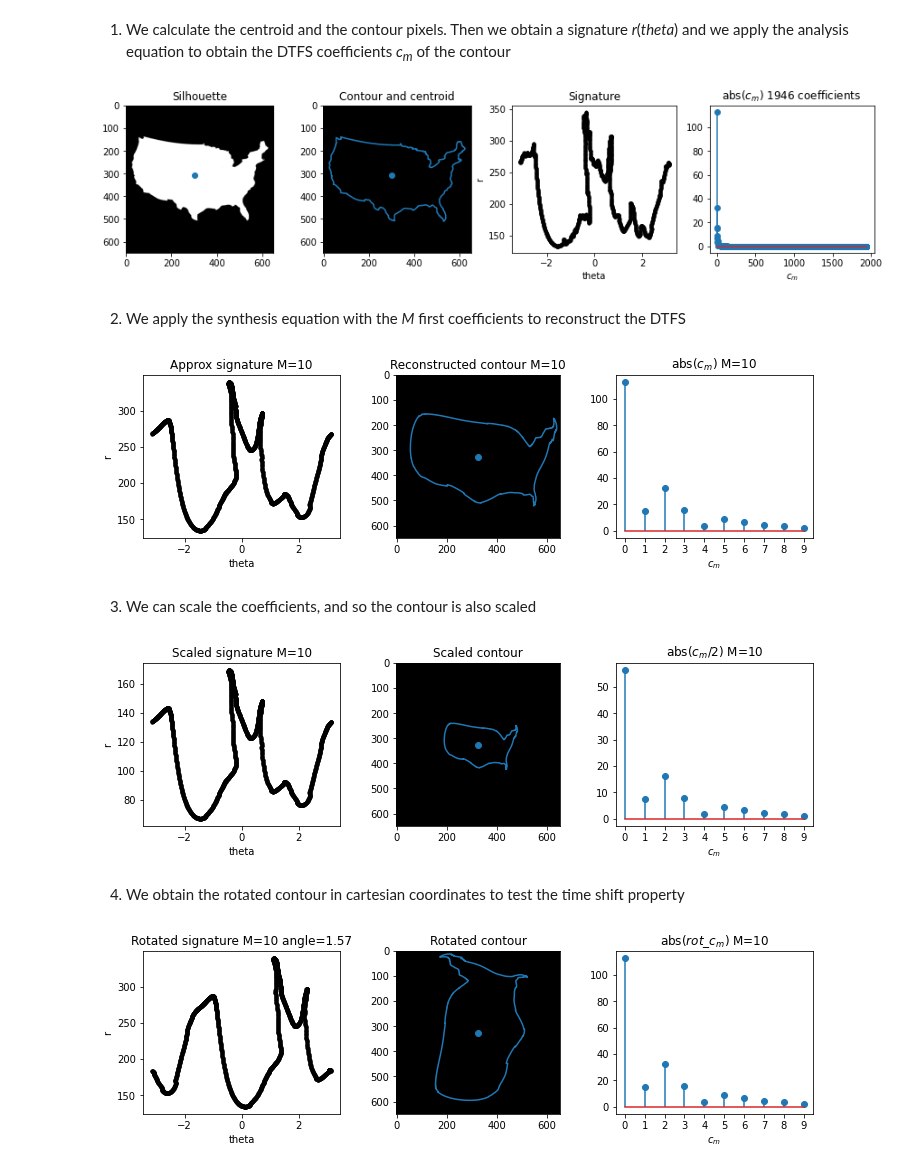
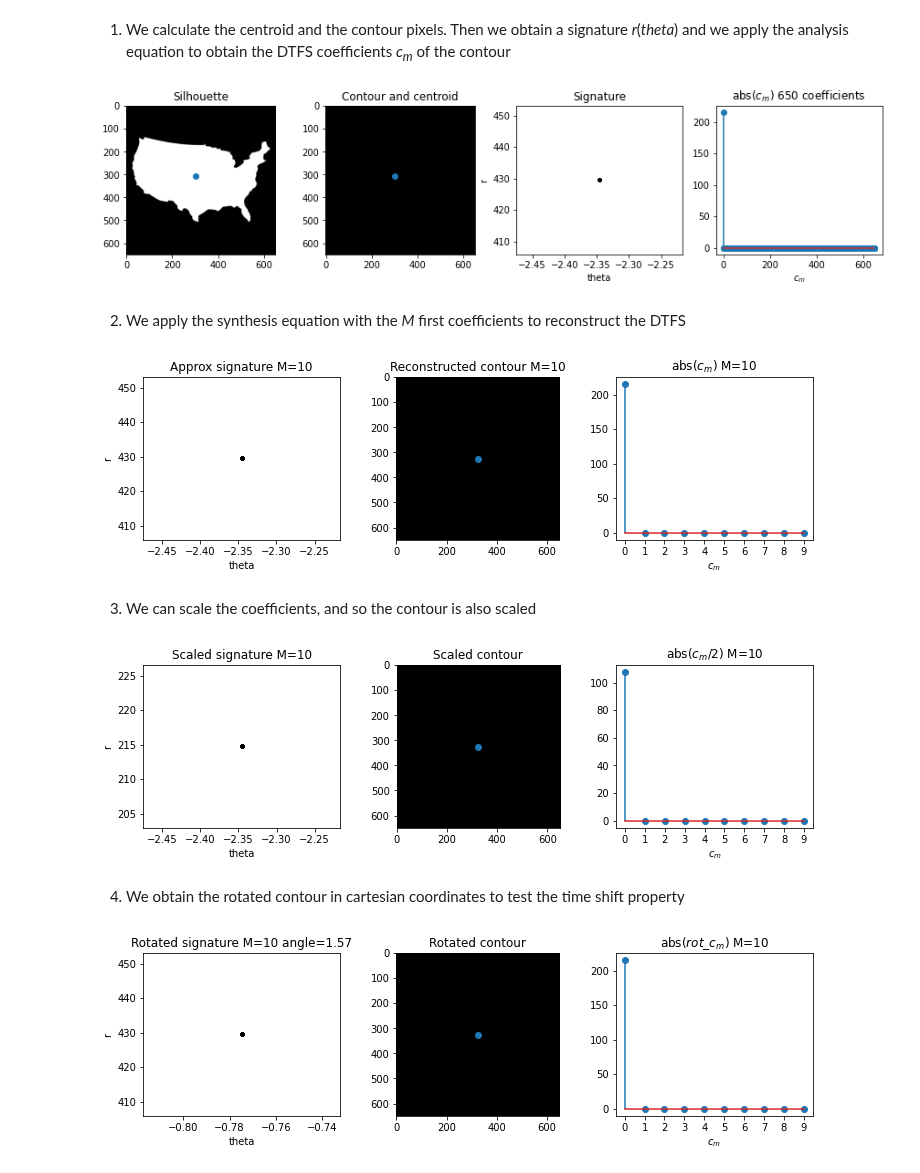
Before and after one commit to ifernandolopez/cv-from-scratch, a Jupyter notebook: rfd.ipynb, the cells around one changed output. Saved outputs shown, nothing was run; the diff lists cells and outputs as text; code cells hidden in the pictures.

Commit message:
Adapted because findContours() now returns 3 parameters

```diff
--- a/rfd.ipynb
+++ b/rfd.ipynb
@@ -15,32 +15,32 @@ import skimage.io
 # %%
 im = skimage.io.imread('contours/usa.png', as_gray=True)
 # Get the white pixel coordinates to calculate the centroid of the white pixels
 indices = np.where(im > 0.5)
 pixel_coordinates = np.vstack([indices[1], indices[0]])
 centroid = np.mean(pixel_coordinates, axis = 1)
 # Get the white pixel coordinates and the centroid
-contour, hierarchy = cv2.findContours(im.copy(),cv2.RETR_EXTERNAL, cv2.CHAIN_APPROX_NONE)
+image, contour, hierarchy = cv2.findContours(im.copy(),cv2.RETR_EXTERNAL, cv2.CHAIN_APPROX_NONE)
 contour = np.vstack(contour).squeeze()
 x = [c[0] for c in contour]
 y = [c[1] for c in contour]
 # Transform two-dimensional cartesian coordinate arrays x and y into polar coordinates
 x_centered, y_centered = x-centroid[0], y-centroid[1]
 rho = np.sqrt(x_centered**2+y_centered**2)
 theta = np.arctan2(y_centered,x_centered)
 # Apply the analysis equation to obtain M coefficients of the DTFS
 N = len(rho)
 c = (1/N)*np.fft.fft(rho)
 c[N//2:] = 0+0j
 c[0] = c[0]/2
 # Show results
 fig, axes = plt.subplots(nrows=1, ncols=4, figsize = [15,3])
 ax = axes[0]; ax.imshow(im, cmap = 'gray'); ax.set_title('Silhouette'); ax.scatter(centroid[0],centroid[1])
 ax = axes[1]; ax.imshow(np.zeros(im.shape), cmap = 'gray'); ax.set_title('Contour and centroid')
 ax.plot(x,y); ax.scatter(centroid[0],centroid[1])
 ax = axes[2]; ax.plot(theta,rho,'k.'); ax.set_title('Signature'); ax.set_xlabel('theta'); ax.set_ylabel('r')
 ax = axes[3]; ax.stem(abs(c)); ax.set_title('abs($c_m$) ' +str(len(c)) + ' coefficients'); ax.set_xlabel('$c_m$');
 # %% [output]
-[figure, old version]
+[figure, new version]
 # %% [markdown]
 2) We apply the synthesis equation with the <i>M</i> first coefficients to reconstruct the DTFS
 # %%
@@ -65,7 +65,7 @@ ax.plot(x_r,y_r); ax.scatter(centroid_im[0],centroid_im[1])
 ax = axes[2]; ax.stem(abs(c[:M])); ax.set_title('abs($c_m$) M='+str(M)); ax.set_xlabel('$c_m$')
 ax.xaxis.set_major_locator(ticker.MaxNLocator(integer=True));
 # %% [output]
-[figure, old version]
+[figure, new version]
 # %% [markdown]
 3) We can scale the coefficients, and so the contour is also scaled
 # %%
@@ -83,7 +83,7 @@ ax.plot(x_scaled,y_scaled); ax.scatter(centroid_im[0],centroid_im[1])
 ax = axes[2]; ax.stem(abs(c[:M]/2)); ax.set_title('abs($c_m$/2) M='+str(M)); ax.set_xlabel('$c_m$')
 ax.xaxis.set_major_locator(ticker.MaxNLocator(integer=True));
 # %% [output]
-[figure, old version]
+[figure, new version]
 # %% [markdown]
 4) We obtain the rotated contour in cartesian coordinates to test the time shift property
 # %%
@@ -114,4 +114,4 @@ ax.plot(x_rotated,y_rotated); ax.scatter(centroid_im[0],centroid_im[1])
 ax = axes[2]; ax.stem(abs(c_rot[:M])); ax.set_title('abs($rot$_$c_m$) M='+str(M)); ax.set_xlabel('$c_m$')
 ax.xaxis.set_major_locator(ticker.MaxNLocator(integer=True))
 # %% [output]
-[figure, old version]
+[figure, new version]
```
